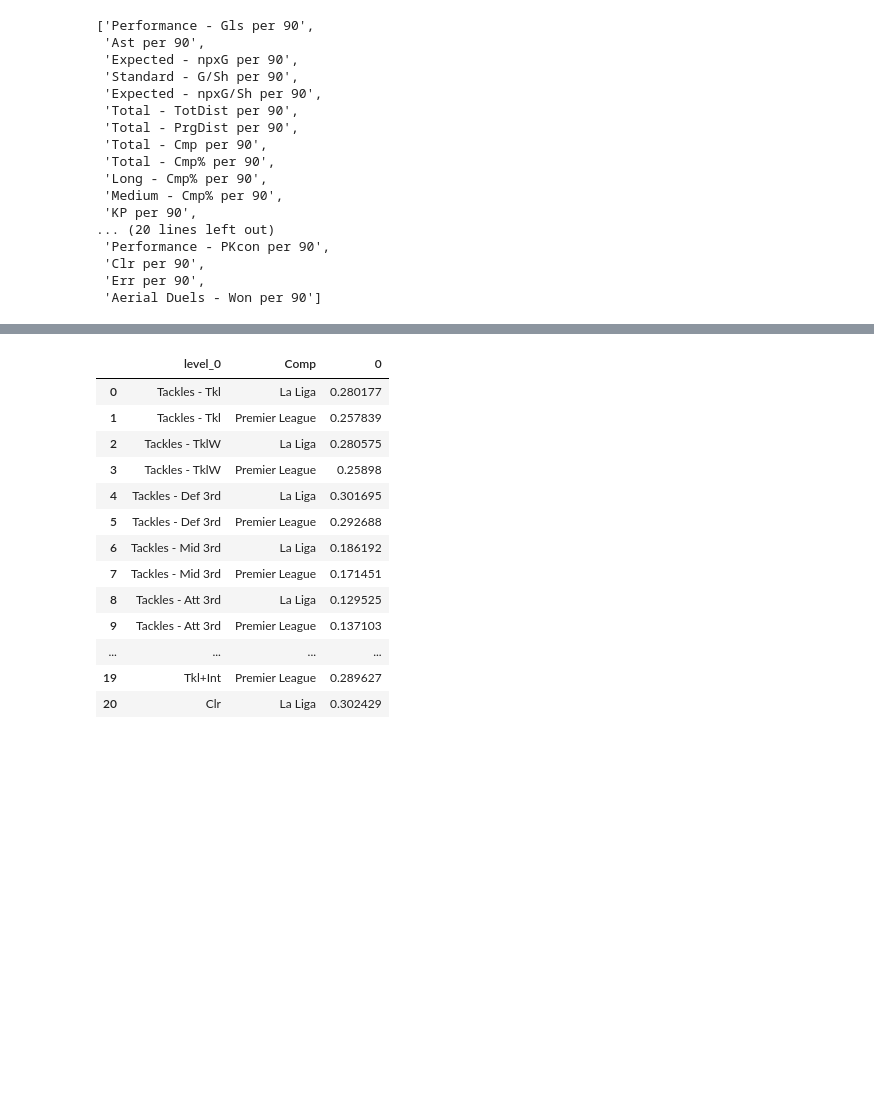
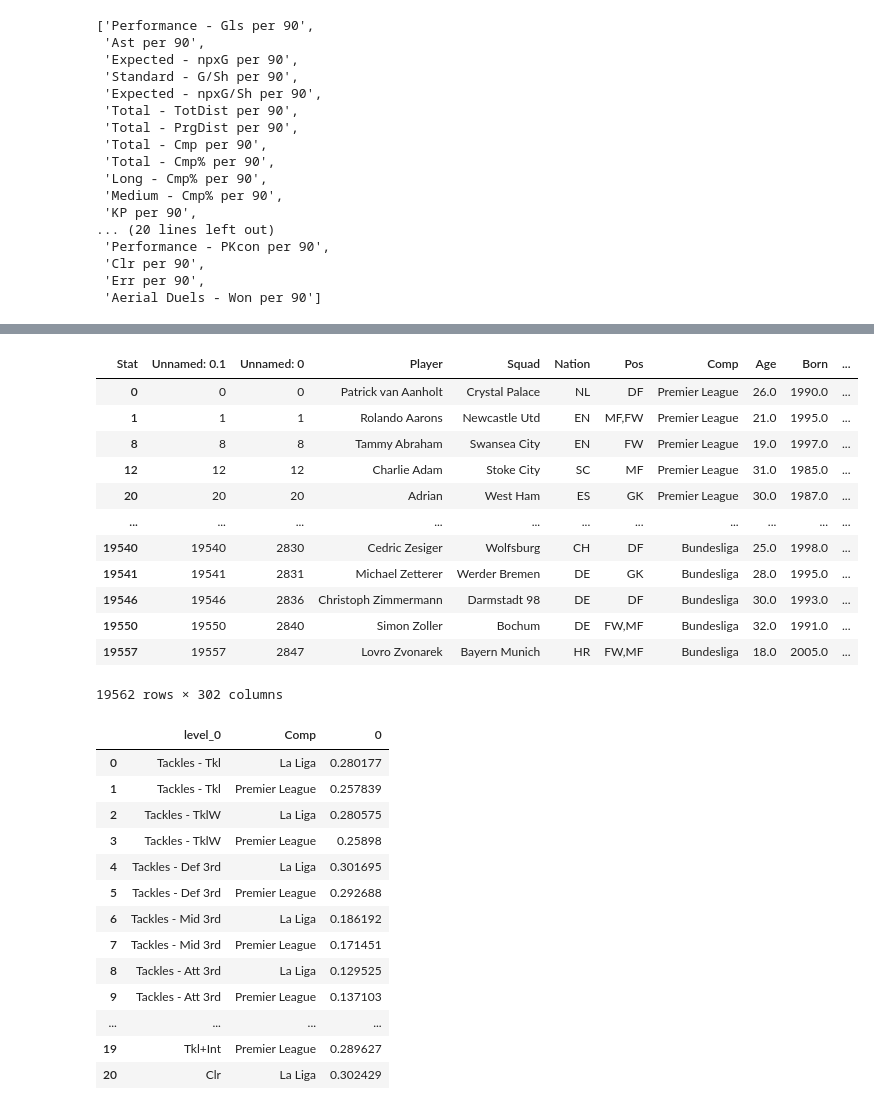
Before and after one commit to Rhys2024/Soccer_Visualization_Streamlit, a Jupyter notebook: Untitled.ipynb, the cells around one changed output, grey strips where cells are left out. Saved outputs shown, nothing was run; the diff lists cells and outputs as text; code cells hidden in the pictures; blank space fills up the shorter version.

```diff
--- a/Untitled.ipynb
+++ b/Untitled.ipynb
@@ -593,3 +592,22 @@ array(['AM', 'DF', 'FW', 'MF', 'WB', 'FB', 'GK'], dtype=object)
+# %%
+
+
+
+normalized_df
+# %% [output]
+| Stat | Unnamed: 0.1 | Unnamed: 0 | Player | Squad | Nation | Pos | Comp | Age | Born | ... |
+| 0 | 0 | 0 | Patrick van Aanholt | Crystal Palace | NL | DF | Premier League | 26.0 | 1990.0 | ... |
+| 1 | 1 | 1 | Rolando Aarons | Newcastle Utd | EN | MF,FW | Premier League | 21.0 | 1995.0 | ... |
+| 8 | 8 | 8 | Tammy Abraham | Swansea City | EN | FW | Premier League | 19.0 | 1997.0 | ... |
+| 12 | 12 | 12 | Charlie Adam | Stoke City | SC | MF | Premier League | 31.0 | 1985.0 | ... |
+| 20 | 20 | 20 | Adrian | West Ham | ES | GK | Premier League | 30.0 | 1987.0 | ... |
+| ... | ... | ... | ... | ... | ... | ... | ... | ... | ... | ... |
+| 19540 | 19540 | 2830 | Cedric Zesiger | Wolfsburg | CH | DF | Bundesliga | 25.0 | 1998.0 | ... |
+| 19541 | 19541 | 2831 | Michael Zetterer | Werder Bremen | DE | GK | Bundesliga | 28.0 | 1995.0 | ... |
+| 19546 | 19546 | 2836 | Christoph Zimmermann | Darmstadt 98 | DE | DF | Bundesliga | 30.0 | 1993.0 | ... |
+| 19550 | 19550 | 2840 | Simon Zoller | Bochum | DE | FW,MF | Bundesliga | 32.0 | 1991.0 | ... |
+| 19557 | 19557 | 2847 | Lovro Zvonarek | Bayern Munich | HR | FW,MF | Bundesliga | 18.0 | 2005.0 | ... |
+19562 rows × 302 columns
 # %%
 
 
```
Also changed, not shown: parts of 8 cells of this notebook, 2 other files.
